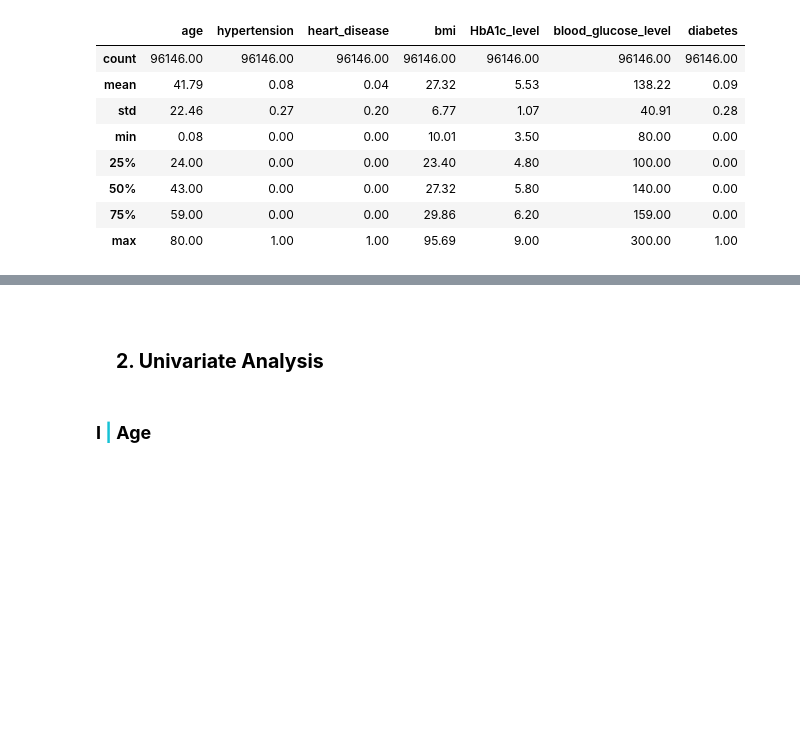
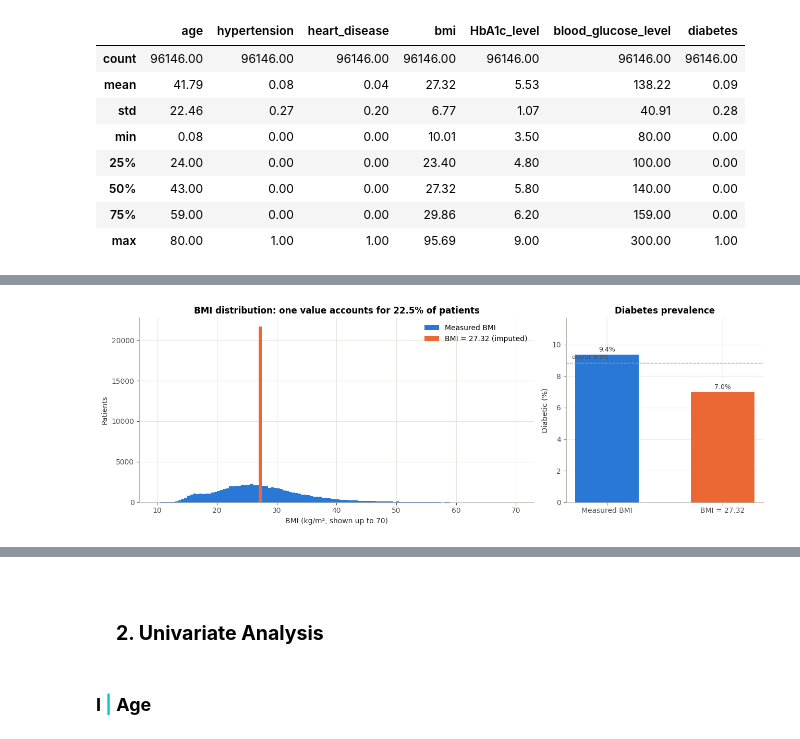
Before and after one commit to Aaminvh/Diabetes-prediction, a Jupyter notebook: Notebook/analysis.ipynb, the cells around one changed output, grey strips where cells are left out. Cells and saved outputs as stored; diff of their text form; code cells hidden in the pictures; blank space fills up the shorter version.

```diff
--- a/Notebook/analysis.ipynb
+++ b/Notebook/analysis.ipynb
@@ -361,0 +442,14 @@ df.describe().style.format("{:.2f}")
+# %%
+# Do patients with an imputed BMI differ from those with a measured BMI?
+is_placeholder = df["bmi"] == 27.32
+group = is_placeholder.map({False: "Measured BMI", True: "BMI = 27.32"})
+
+comparison = pd.DataFrame({
+    "Patients": group.value_counts(),
+    "Diabetes (%)": df.groupby(group)["diabetes"].mean() * 100,
+    "Mean age": df.groupby(group)["age"].mean(),
+    "Hypertension (%)": df.groupby(group)["hypertension"].mean() * 100,
+    "Heart disease (%)": df.groupby(group)["heart_disease"].mean() * 100,
+    "Smoking 'No Info' (%)": df.groupby(group)["smoking_history"].apply(lambda s: (s == "No Info").mean() * 100),
+}).loc[["Measured BMI", "BMI = 27.32"]]
+comparison
@@ -361,0 +461,28 @@ df.describe().style.format("{:.2f}")
+# %%
+fig, axes = plt.subplots(1, 2, figsize=(13, 4.5), gridspec_kw={"width_ratios": [2, 1]})
+
+# (a) BMI histogram with the placeholder value shown separately
+ax = axes[0]
+bins = np.arange(10, 70.5, 0.5)
+ax.hist(df.loc[~is_placeholder, "bmi"], bins=bins, color=NEG_COLOR, label="Measured BMI")
+ax.hist(df.loc[is_placeholder, "bmi"], bins=bins, color=POS_COLOR, label="BMI = 27.32 (imputed)")
+ax.set_title("BMI distribution: one value accounts for 22.5% of patients")
+ax.set_xlabel("BMI (kg/m², shown up to 70)")
+ax.set_ylabel("Patients")
+ax.legend(frameon=False)
+
+# (b) diabetes prevalence in each group
+ax = axes[1]
+rates = comparison["Diabetes (%)"]
+ax.bar(rates.index, rates.values, color=[NEG_COLOR, POS_COLOR], width=0.55)
+label_bars(ax)
+ax.axhline(df["diabetes"].mean() * 100, color=MUTED, ls="--", lw=1)
+ax.text(-0.3, df["diabetes"].mean() * 100 + 0.2, f"overall {df['diabetes'].mean():.1%}", va="bottom", fontsize=8, color="#52514e")
+ax.set_title("Diabetes prevalence")
+ax.set_ylabel("Diabetic (%)")
+ax.set_ylim(0, rates.max() * 1.25)
+
+plt.tight_layout()
+plt.show()
+# %% [output]
+[figure, added]
```
Also changed, not shown: parts of 52 cells of this notebook.
